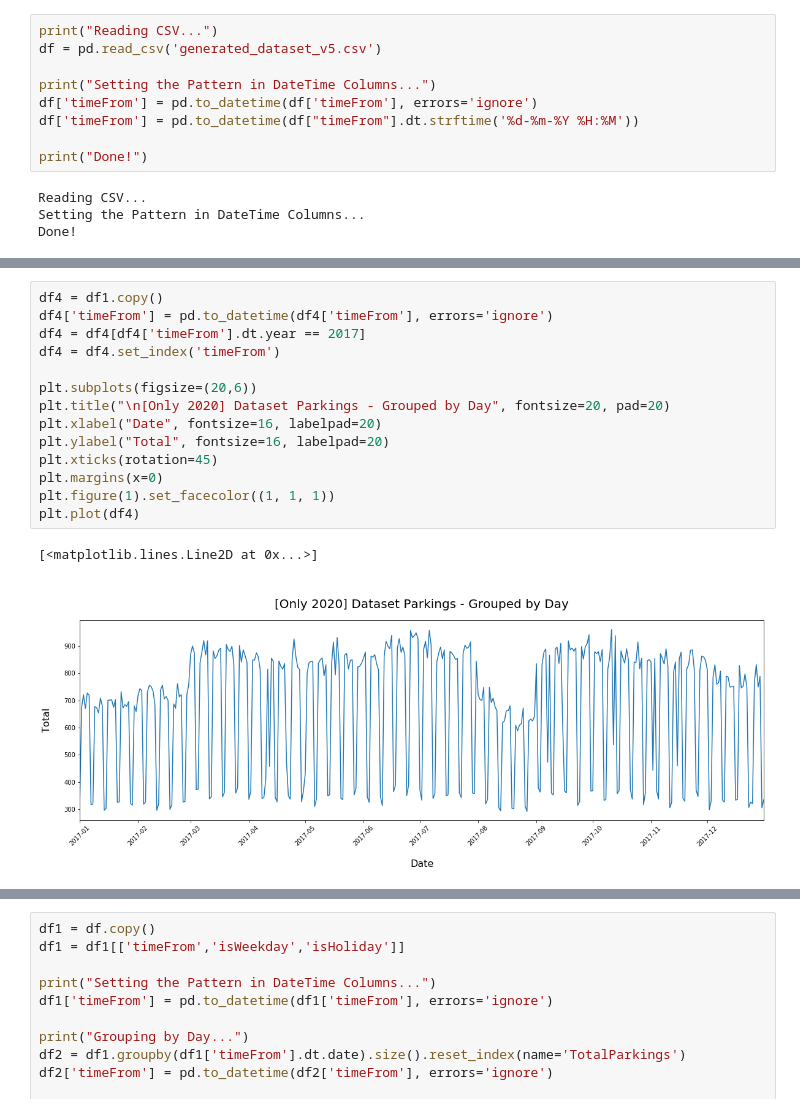
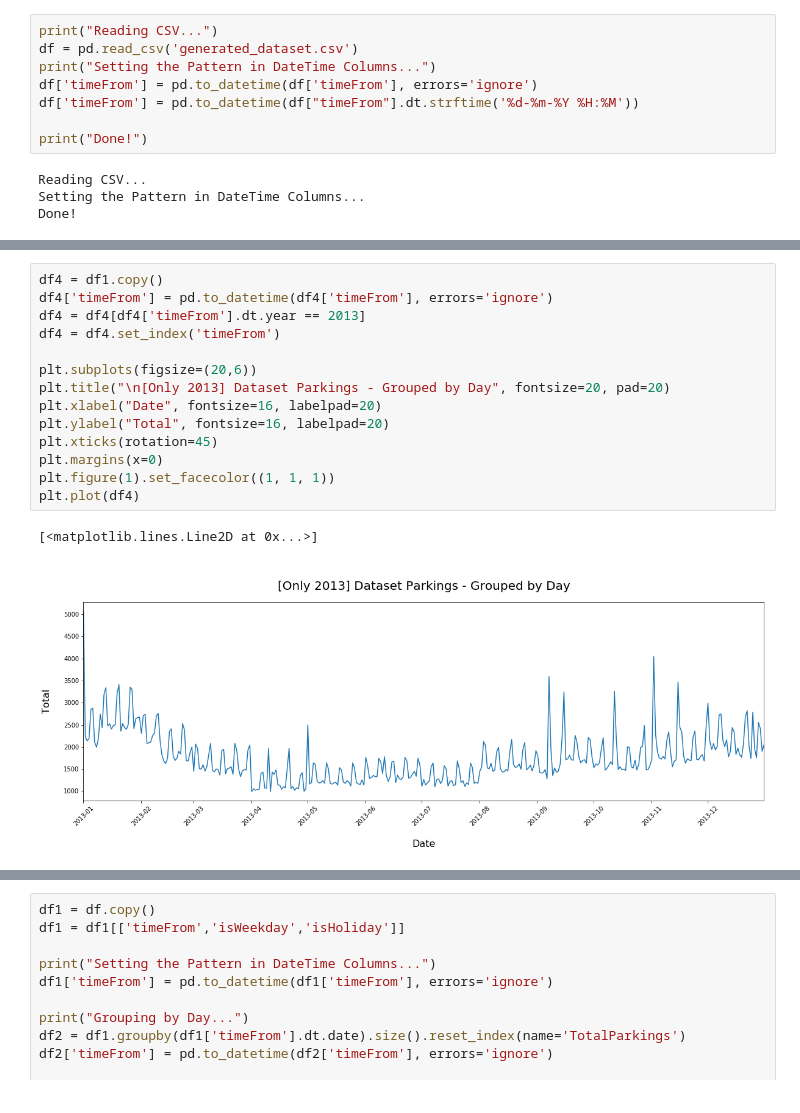
Before and after one commit to lrmendes/SmartParking-Data-Simulator, a Jupyter notebook: python/DataGenerator_v5.ipynb, the cells around one changed output, grey strips where cells are left out. Drawn from its saved outputs; the diff is of its cells as text.

```diff
--- a/python/DataGenerator_v5.ipynb
+++ b/python/DataGenerator_v5.ipynb
@@ -566,8 +538,7 @@ Writing output file...
 Done!
 # %%
 print("Reading CSV...")
-df = pd.read_csv('generated_dataset_v5.csv')
-
+df = pd.read_csv('generated_dataset.csv')
 print("Setting the Pattern in DateTime Columns...")
 df['timeFrom'] = pd.to_datetime(df['timeFrom'], errors='ignore')
 df['timeFrom'] = pd.to_datetime(df["timeFrom"].dt.strftime('%d-%m-%Y %H:%M'))
@@ -625,20 +596,20 @@ Done!
 # %%
 df4 = df1.copy()
 df4['timeFrom'] = pd.to_datetime(df4['timeFrom'], errors='ignore')
-df4 = df4[df4['timeFrom'].dt.year == 2017]
+df4 = df4[df4['timeFrom'].dt.year == 2013]
 df4 = df4.set_index('timeFrom')
 
 plt.subplots(figsize=(20,6))
-plt.title("\n[Only 2020] Dataset Parkings - Grouped by Day", fontsize=20, pad=20)
+plt.title("\n[Only 2013] Dataset Parkings - Grouped by Day", fontsize=20, pad=20)
 plt.xlabel("Date", fontsize=16, labelpad=20)
 plt.ylabel("Total", fontsize=16, labelpad=20)
 plt.xticks(rotation=45)
 plt.margins(x=0)
 plt.figure(1).set_facecolor((1, 1, 1))
 plt.plot(df4)
 # %% [output]
 [<matplotlib.lines.Line2D at 0x...>]
-[figure, old version]
+[figure, new version]
 # %%
 df3 = df1.copy()
 df3 = df3.set_index('timeFrom')
```
Also changed, not shown: parts of 24 cells of this notebook, 8 other files.
